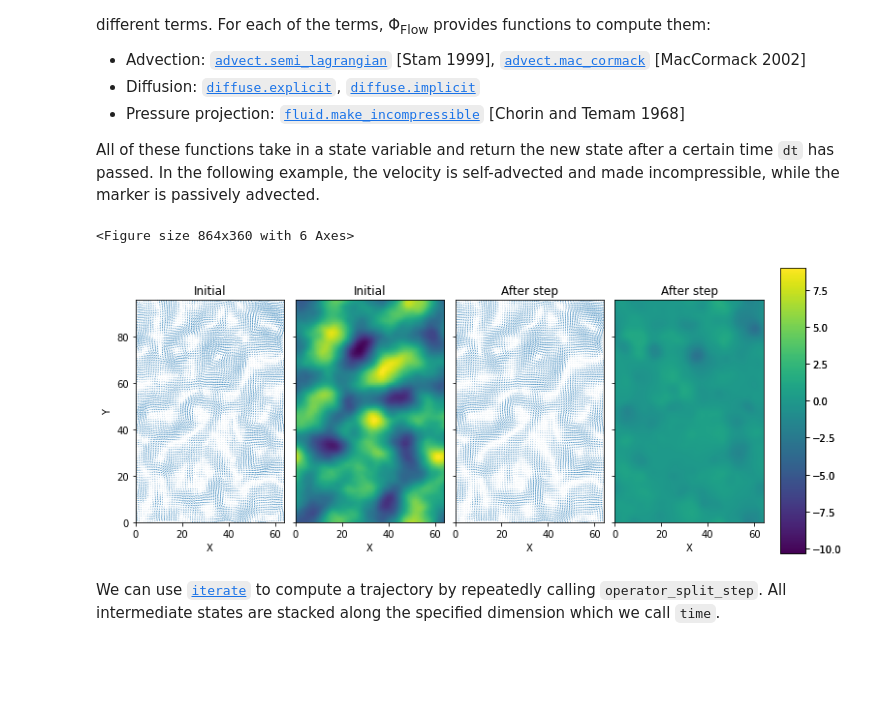
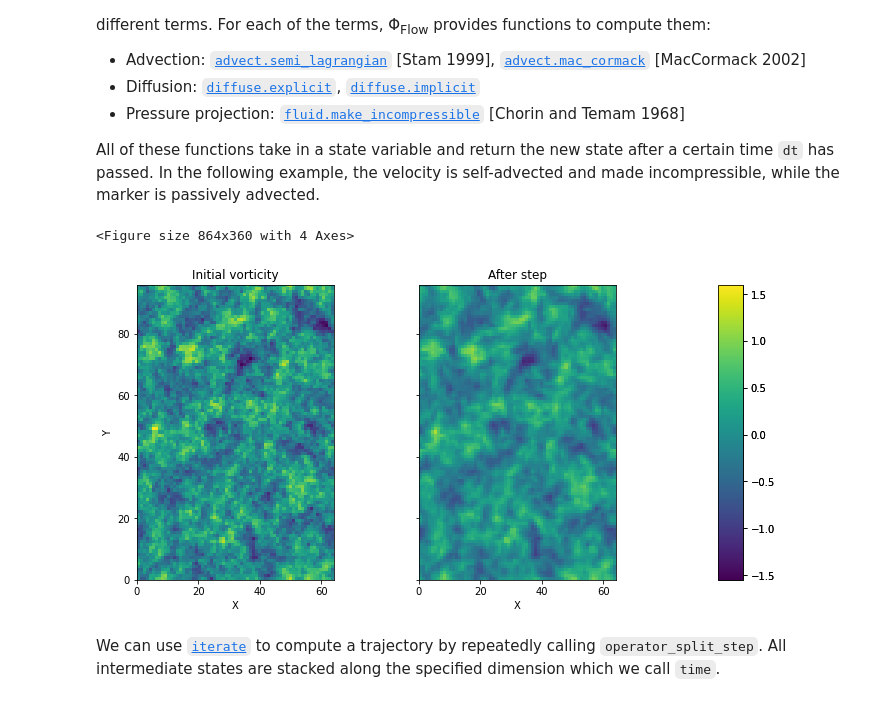
Before and after one commit to tum-pbs/PhiFlow, a Jupyter notebook: Fluid_Simulation.ipynb, the cells around one changed output. Cells and saved outputs as stored; diff of their text form; code cells hidden in the pictures; blank space fills up the shorter version.

```diff
--- a/Fluid_Simulation.ipynb
+++ b/Fluid_Simulation.ipynb
@@ -36,17 +38,17 @@ In the following example, the velocity is self-advected and made incompressible,
 # %%
 @jit_compile
 def operator_split_step(v, p, dt):
     v = advect.semi_lagrangian(v, v, dt)  # velocity self-advection
     v = diffuse.explicit(v, 0.1, dt)
     v, p = fluid.make_incompressible(v, (), Solve(x0=p))
     return v, p
 
 velocity0, pressure0 = fluid.make_incompressible(velocity)
 velocity1, pressure1 = operator_split_step(velocity0, None, dt=1.)
-plot({'initial': [velocity0, pressure0], 'after step': [velocity1, pressure1]})
+plot({'initial vorticity': field.curl(velocity0), 'after step': field.curl(velocity1)})
 # %% [output]
-<Figure size 864x360 with 6 Axes>
+<Figure size 864x360 with 4 Axes>
-[figure, old version]
+[figure, new version]
 # %% [markdown]
 We can use [`iterate`](https://tum-pbs.github.io/PhiML/phiml/math/index.html#phiml.math.iterate) to compute a trajectory by repeatedly calling `operator_split_step`.
 All intermediate states are stacked along the specified dimension which we call `time`.
```
Also changed, not shown: parts of 5 cells of this notebook, 19 other files.
